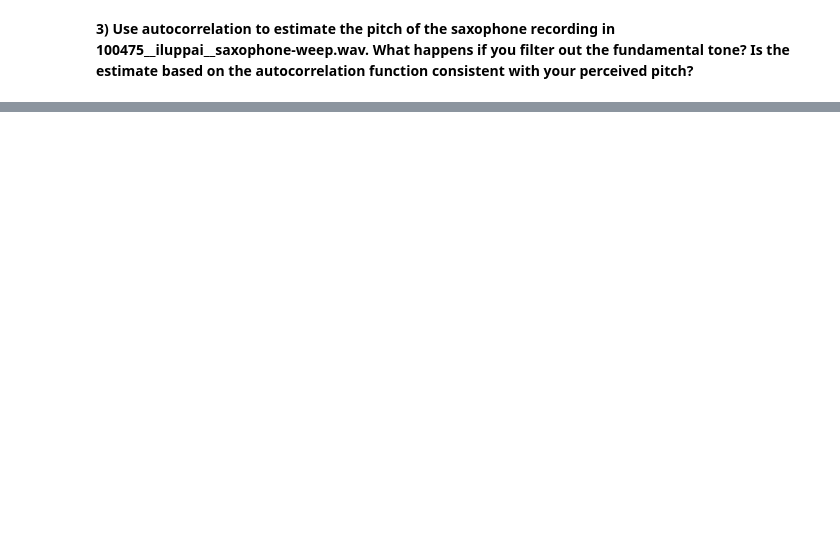
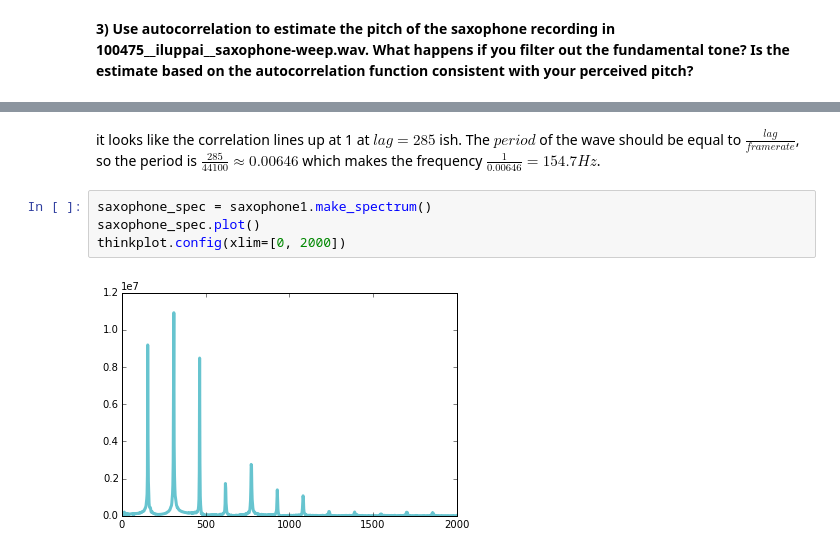
Before and after one commit to JiayingWei/ThinkDSP, a Jupyter notebook: ps03.ipynb, the cells around one changed output, grey strips where cells are left out. Drawn from its saved outputs; the diff is of its cells as text; blank space fills up the shorter version.

```diff
--- a/ps03.ipynb
+++ b/ps03.ipynb
@@ -87,0 +88,8 @@ thinkplot.config(xlabel='lag (index)', ylabel='correlation', ylim=[-1, 1])
+# %% [markdown]
+it looks like the correlation lines up at 1 at  $lag = 285$ ish. The $period$ of the wave should be equal to $\frac{lag}{framerate}$, so the period is $\frac{285}{44100} \approx 0.00646$ which makes the frequency $\frac{1}{0.00646} = 154.7Hz$.
+# %%
+saxophone_spec = saxophone1.make_spectrum()
+saxophone_spec.plot()
+thinkplot.config(xlim=[0, 2000])
+# %% [output]
+[figure, added]
```
Also changed, not shown: parts of 13 cells of this notebook.
